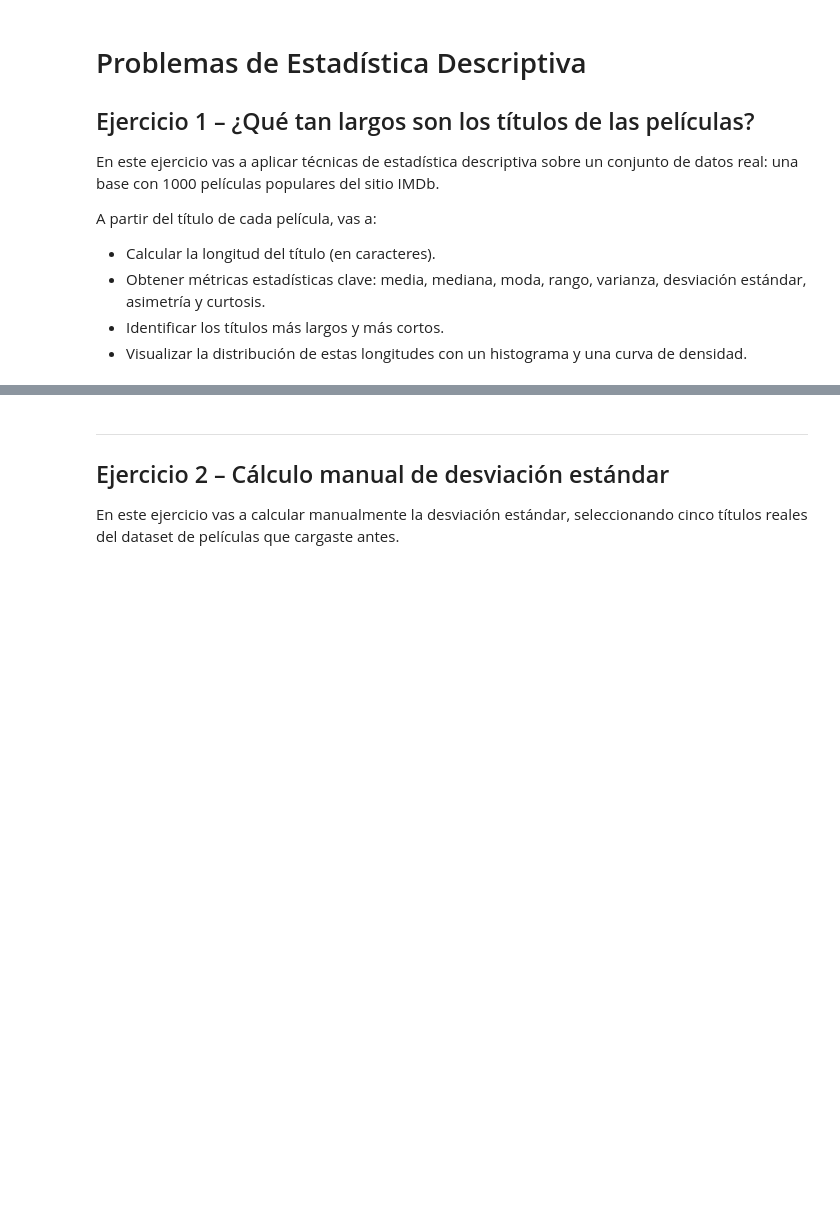
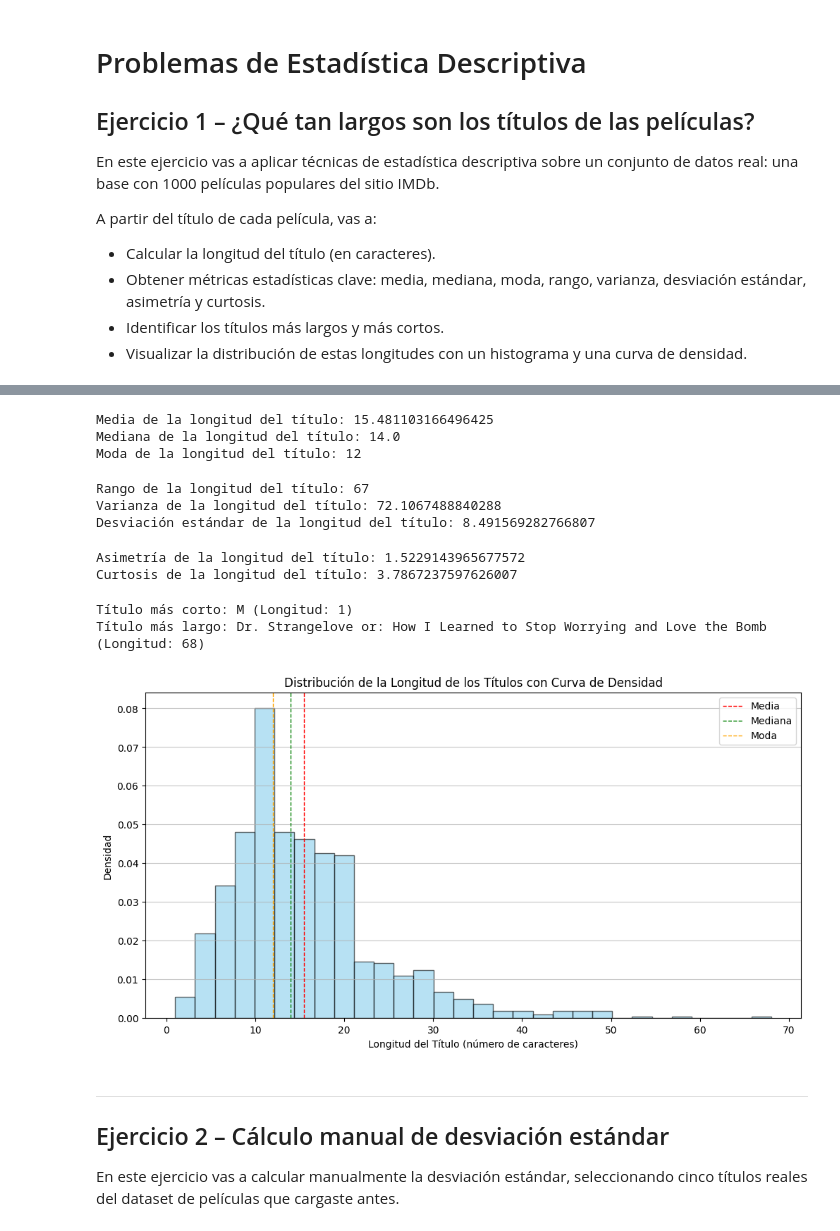
Before and after one commit to 4GeeksAcademy/aliasys-stadistica-descriptiva, a Jupyter notebook: notebook/problems.es.ipynb, the cells around one changed output, grey strips where cells are left out. Saved outputs shown, nothing was run; the diff lists cells and outputs as text; code cells hidden in the pictures; blank space fills up the shorter version.

```diff
--- a/notebook/problems.es.ipynb
+++ b/notebook/problems.es.ipynb
@@ -39,2 +39,4 @@ df
 # %%
 # Crea una nueva columna llamada 'title_length' con la longitud (número de caracteres) de cada título
+df['title_length'] = df['title'].apply(len)
+df['title_length']
@@ -41,13 +56,63 @@ df
 # %%
 # Calcula media, mediana y moda de la columna 'title_length'
+mean_length = df['title_length'].mean()
+median_length = df['title_length'].median()
+mode_length = mode(df['title_length'])[0]
+print(f"Media de la longitud del título: {mean_length}")
+print(f"Mediana de la longitud del título: {median_length}")
+print(f"Moda de la longitud del título: {mode_length}")
+# %% [output]
+Media de la longitud del título: 15.481103166496425
+Mediana de la longitud del título: 14.0
+Moda de la longitud del título: 12
 # %%
 # Calcula el rango, la varianza y la desviación estándar de 'title_length'
+range_length = df['title_length'].max() - df['title_length'].min()
+variance_length = df['title_length'].var()
+std_dev_length = df['title_length'].std()
+print(f"Rango de la longitud del título: {range_length}")
+print(f"Varianza de la longitud del título: {variance_length}")
+print(f"Desviación estándar de la longitud del título: {std_dev_length}")
+# %% [output]
+Rango de la longitud del título: 67
+Varianza de la longitud del título: 72.1067488840288
+Desviación estándar de la longitud del título: 8.491569282766807
 # %%
 # Calcula asimetría y curtosis de la columna 'title_length'
+skewness_length = skew(df['title_length'])
+kurtosis_length = kurtosis(df['title_length'])
+print(f"Asimetría de la longitud del título: {skewness_length}")
+print(f"Curtosis de la longitud del título: {kurtosis_length}")
+# %% [output]
+Asimetría de la longitud del título: 1.5229143965677572
+Curtosis de la longitud del título: 3.7867237597626007
 # %%
 # Imprime el título más corto y el título más largo según su longitud
+shortest_title = df.loc[df['title_length'].idxmin()]['title']
+longest_title = df.loc[df['title_length'].idxmax()]['title']
+print(f"Título más corto: {shortest_title} (Longitud: {df['title_length'].min()})")
+print(f"Título más largo: {longest_title} (Longitud: {df['title_length'].max()})")
+# %% [output]
+Título más corto: M (Longitud: 1)
+Título más largo: Dr. Strangelove or: How I Learned to Stop Worrying and Love the Bomb (Longitud: 68)
 # %%
-# grafica tus resultados
+
+# grafica los titulos con un historigrama y una curvatura de densidad
+plt.figure(figsize=(12, 6))
+plt.hist(df['title_length'], bins=30, density=True, color='skyblue', edgecolor='black', alpha=0.6)
+plt.title('Distribución de la Longitud de los Títulos con Curva de Densidad')
+plt.xlabel('Longitud del Título (número de caracteres)')
+plt.ylabel('Densidad')
+# agregar una curva de densidad sin seasborn
+
+plt.axvline(mean_length, color='red', linestyle='dashed', linewidth=1, label='Media')
+plt.axvline(median_length, color='green', linestyle='dashed', linewidth=1, label='Mediana')
+plt.axvline(mode_length, color='orange', linestyle='dashed', linewidth=1, label='Moda')
+plt.legend()
+plt.grid(axis='y', alpha=0.75)
+plt.show()
+# %% [output]
+[figure, added]
 # %% [markdown]
 ---
 
```
Also changed, not shown: parts of 3 cells of this notebook, 1 other file.
